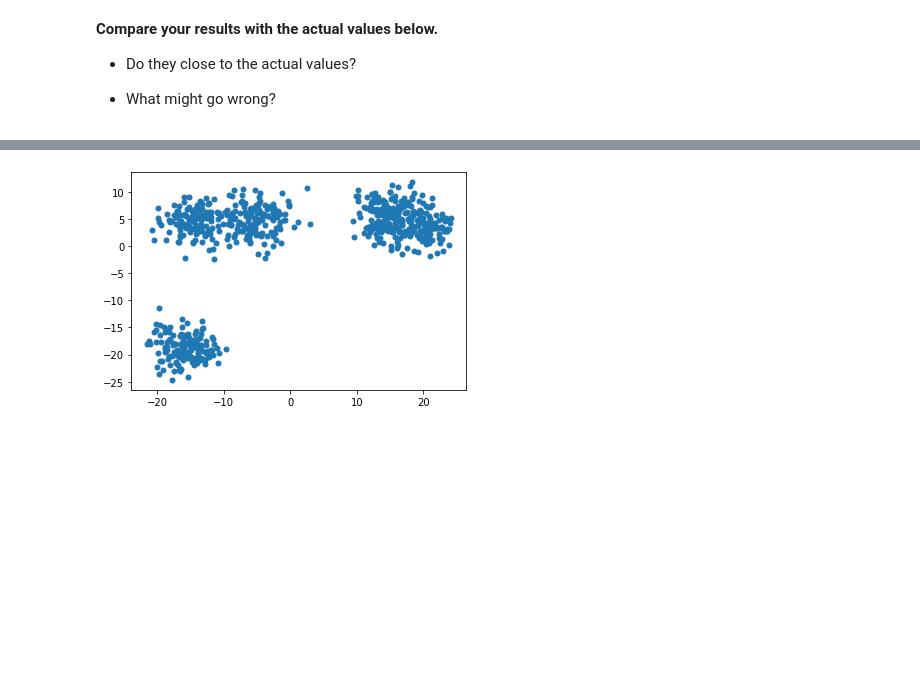
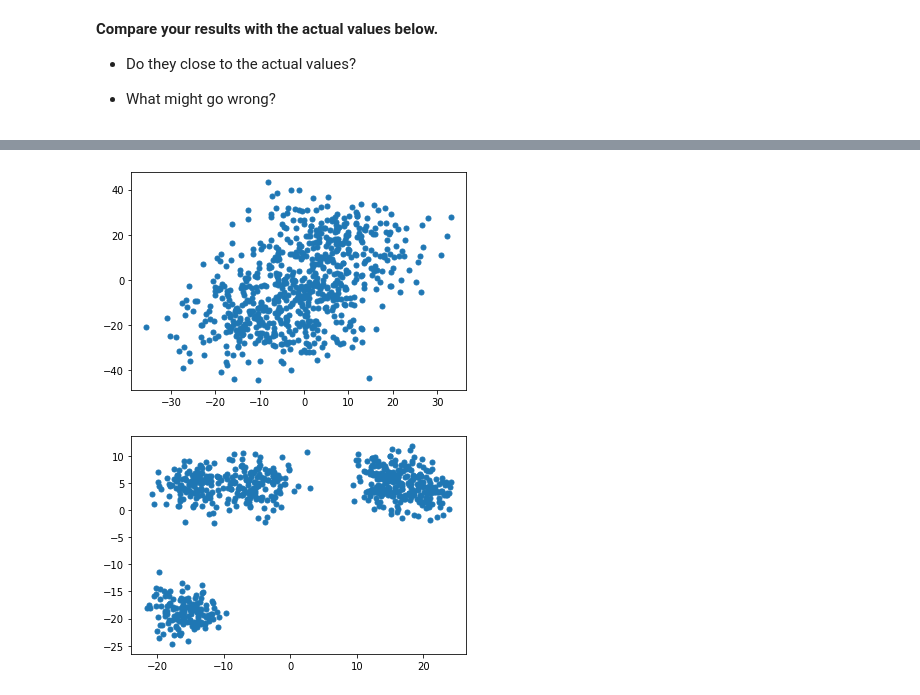
Before and after one commit to learn-co-students/dc-ds-111819, a Jupyter notebook: module-5/day-5-KMeans/clustering_algorithms.ipynb, the cells around one changed output, grey strips where cells are left out. Saved outputs shown, nothing was run; the diff lists cells and outputs as text; code cells hidden in the pictures; blank space fills up the shorter version.

```diff
--- a/module-5/day-5-KMeans/clustering_algorithms.ipynb
+++ b/module-5/day-5-KMeans/clustering_algorithms.ipynb
@@ -130,3 +148,19 @@ __Compare your results with the actual values below.__
+# %%
+# %load -r 1-10 support.py
+## let's play with cluster_std and try to find number of clusters
+
+np.random.seed(110119)
+
+X, y = make_blobs(n_samples = 700, n_features = 2, centers = np.array([[-10, -20],
+                                                                       [-5, -15],
+                                                                       [-2, -9],
+                                                                       [5, 12],
+                                                                       [7, 17]
+                                                                      ]), cluster_std=10 )
+
+plt.scatter(X[:, 0], X[:, 1], s = 25);
+# %% [output]
+[figure, added]
 # %%
 dbfile = open('blobs_2.obj', 'rb')
 data = pickle.load(dbfile)
```
Also changed, not shown: parts of 13 cells of this notebook, 6 other files.
